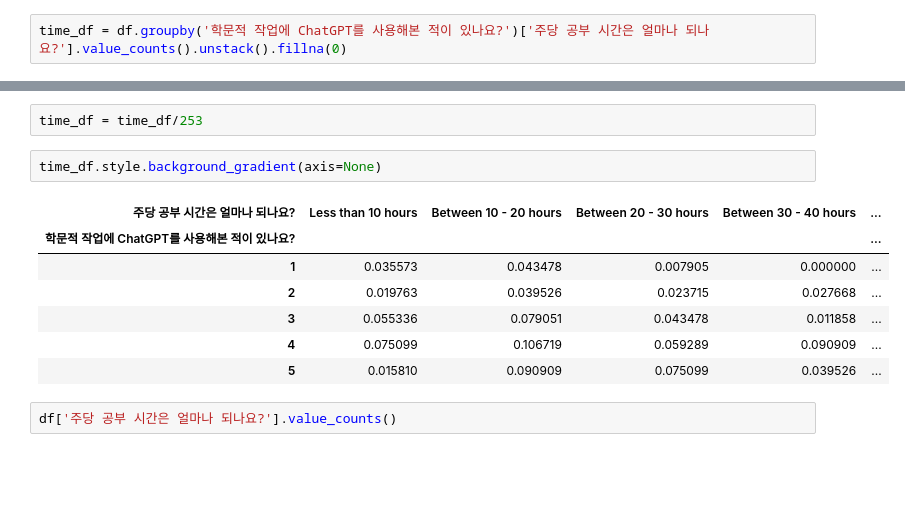
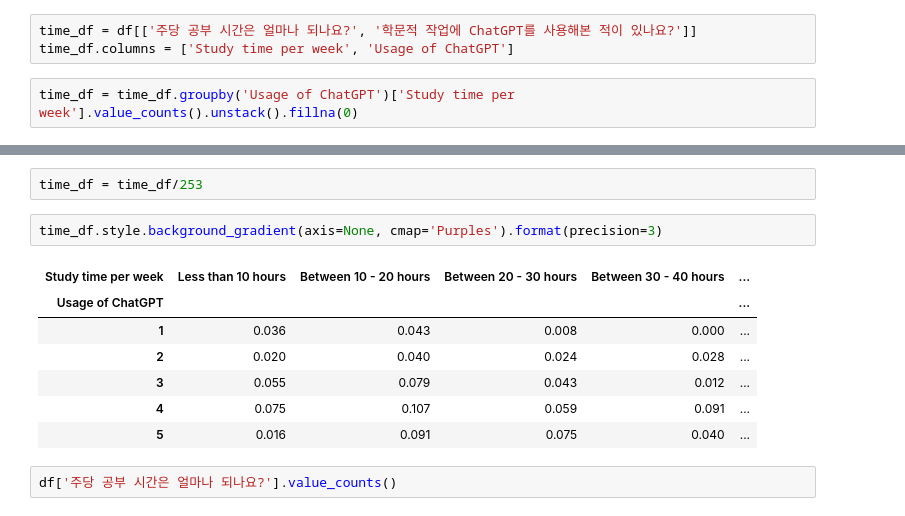
Before and after one commit to diatomicC/FYP_Form_Analysis__Automation, a Jupyter notebook: 분석 노트 .ipynb, the cells around one changed output, grey strips where cells are left out. Drawn from its saved outputs; the diff is of its cells as text; blank space fills up the shorter version.

```diff
--- a/분석 노트 .ipynb
+++ b/분석 노트 .ipynb
@@ -656,22 +661,25 @@ Index(['현재 몇학년이신가요? (4학년 이상은 4학년에 체크)', '
        'ChatGPT가 학업 성과에 긍정적인 영향을 줬나요?', 'ChatGPT를 통한 학습경험을 어떻게 평가하시나요?',
        '학습 도구로 ChatGPT를 사용할 수 없게 된다면 어떻게 느끼시나요?'],
       dtype='object')
+# %%
+time_df = df[['주당 공부 시간은 얼마나 되나요?', '학문적 작업에 ChatGPT를 사용해본 적이 있나요?']]
+time_df.columns = ['Study time per week', 'Usage of ChatGPT']
 # %%
-time_df = df.groupby('학문적 작업에 ChatGPT를 사용해본 적이 있나요?')['주당 공부 시간은 얼마나 되나요?'].value_counts().unstack().fillna(0)
+time_df = time_df.groupby('Usage of ChatGPT')['Study time per week'].value_counts().unstack().fillna(0)
 # %%
 time_df = time_df[['Less than 10 hours', 'Between 10 - 20 hours', 'Between 20 - 30 hours','Between 30 - 40 hours', 'More than 50 hours']]
 # %%
 time_df = time_df/253
 # %%
-time_df.style.background_gradient(axis=None)
+time_df.style.background_gradient(axis=None, cmap='Purples').format(precision=3)
 # %% [output]
-| 주당 공부 시간은 얼마나 되나요? | Less than 10 hours | Between 10 - 20 hours | Between 20 - 30 hours | Between 30 - 40 hours | ... |
-| 학문적 작업에 ChatGPT를 사용해본 적이 있나요? |  |  |  |  | ... |
-| 1 | 0.035573 | 0.043478 | 0.007905 | 0.000000 | ... |
-| 2 | 0.019763 | 0.039526 | 0.023715 | 0.027668 | ... |
-| 3 | 0.055336 | 0.079051 | 0.043478 | 0.011858 | ... |
-| 4 | 0.075099 | 0.106719 | 0.059289 | 0.090909 | ... |
-| 5 | 0.015810 | 0.090909 | 0.075099 | 0.039526 | ... |
+| Study time per week | Less than 10 hours | Between 10 - 20 hours | Between 20 - 30 hours | Between 30 - 40 hours | ... |
+| Usage of ChatGPT |  |  |  |  | ... |
+| 1 | 0.036 | 0.043 | 0.008 | 0.000 | ... |
+| 2 | 0.020 | 0.040 | 0.024 | 0.028 | ... |
+| 3 | 0.055 | 0.079 | 0.043 | 0.012 | ... |
+| 4 | 0.075 | 0.107 | 0.059 | 0.091 | ... |
+| 5 | 0.016 | 0.091 | 0.075 | 0.040 | ... |
 # %%
 df['주당 공부 시간은 얼마나 되나요?'].value_counts()
 # %% [output]
```
Also changed, not shown: parts of 21 cells of this notebook.
